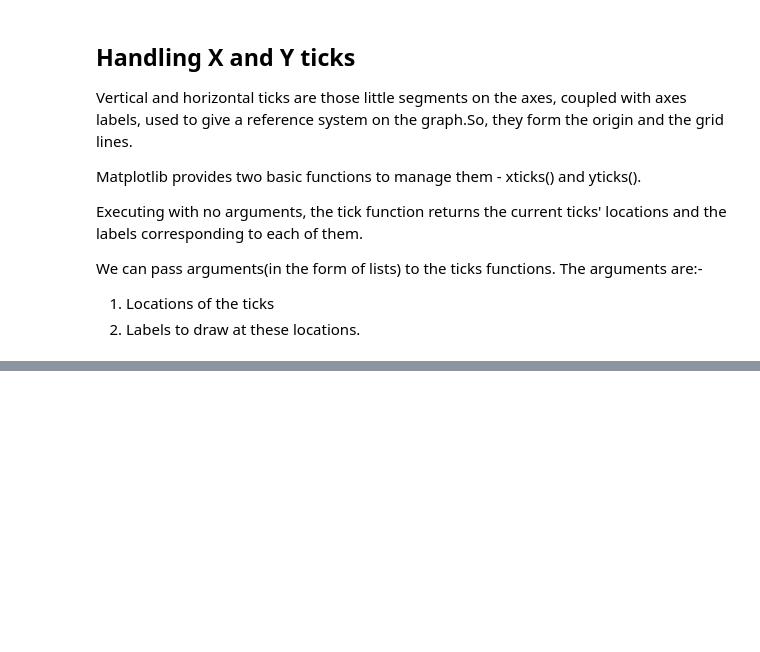
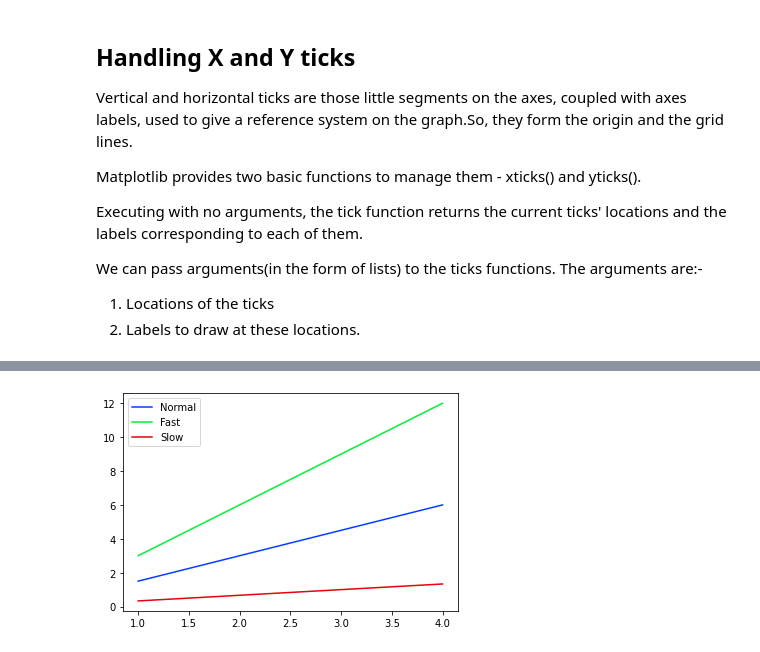
Before and after one commit to Divyat-Agrawal/learning-Data-Science, a Jupyter notebook: Practisce/matplatlib.ipynb, the cells around one changed output, grey strips where cells are left out. Saved outputs shown, nothing was run; the diff lists cells and outputs as text; code cells hidden in the pictures; blank space fills up the shorter version.

```diff
--- a/Practisce/matplatlib.ipynb
+++ b/Practisce/matplatlib.ipynb
@@ -662,0 +693,9 @@ We can pass arguments(in the form of lists) to the ticks functions. The argument
+# %%
+x15 = np.arange(1, 5)
+fig, ax = plt.subplots()
+ax.plot(x15, x15*1.5)
+ax.plot(x15, x15*3.0)
+ax.plot(x15, x15/3.0)
+ax.legend(['Normal','Fast','Slow']);
+# %% [output]
+[figure, added]
```
Also changed, not shown: parts of 12 cells of this notebook.
